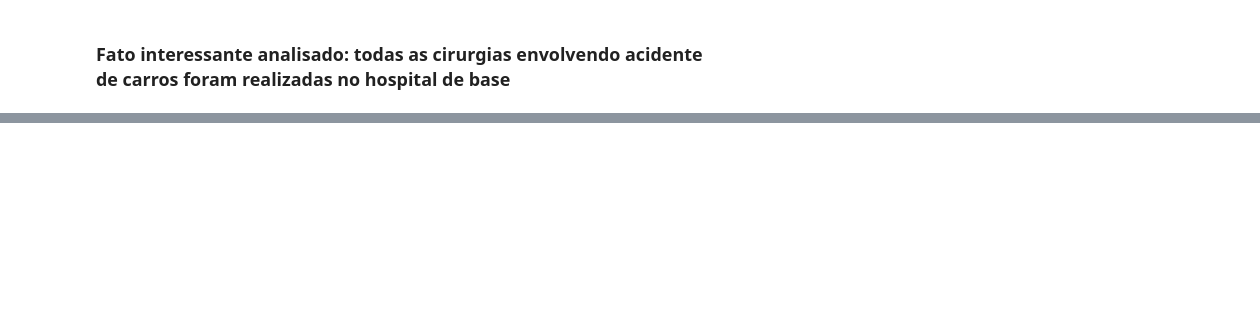
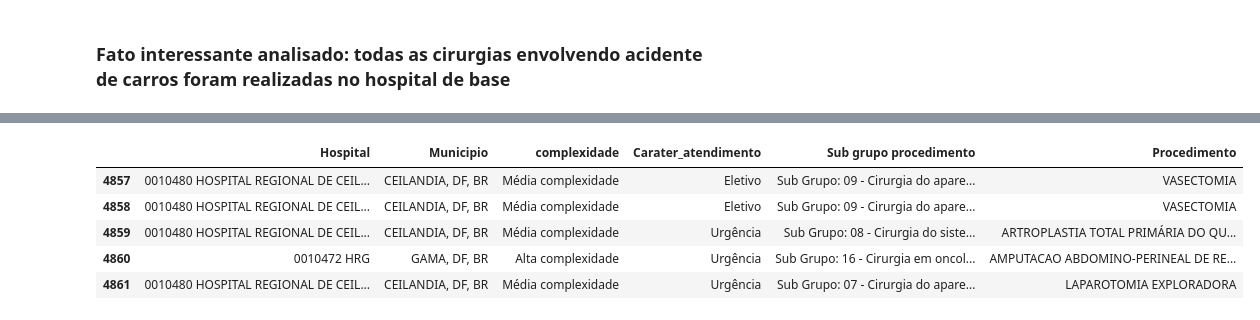
Before and after one commit to Jandersolutions/DataScience, a Jupyter notebook: csv_cirurgias.ipynb, the cells around one changed output, grey strips where cells are left out. Cells and saved outputs as stored; diff of their text form; code cells hidden in the pictures; blank space fills up the shorter version.

```diff
--- a/csv_cirurgias.ipynb
+++ b/csv_cirurgias.ipynb
@@ -313,0 +332,9 @@ Name: Procedimento, Length: 242, dtype: int64
+# %%
+df.tail(5) # mostra os conco ultimos elementos do dataframe
+# %% [output]
+|  | Hospital | Municipio | complexidade | Carater_atendimento | Sub grupo procedimento | Procedimento |
+| 4857 | 0010480 HOSPITAL REGIONAL DE CEIL... | CEILANDIA, DF, BR | Média complexidade | Eletivo | Sub Grupo: 09 - Cirurgia do apare... | VASECTOMIA |
+| 4858 | 0010480 HOSPITAL REGIONAL DE CEIL... | CEILANDIA, DF, BR | Média complexidade | Eletivo | Sub Grupo: 09 - Cirurgia do apare... | VASECTOMIA |
+| 4859 | 0010480 HOSPITAL REGIONAL DE CEIL... | CEILANDIA, DF, BR | Média complexidade | Urgência | Sub Grupo: 08 - Cirurgia do siste... | ARTROPLASTIA TOTAL PRIMÁRIA DO QU... |
+| 4860 | 0010472 HRG | GAMA, DF, BR | Alta complexidade | Urgência | Sub Grupo: 16 - Cirurgia em oncol... | AMPUTACAO ABDOMINO-PERINEAL DE RE... |
+| 4861 | 0010480 HOSPITAL REGIONAL DE CEIL... | CEILANDIA, DF, BR | Média complexidade | Urgência | Sub Grupo: 07 - Cirurgia do apare... | LAPAROTOMIA EXPLORADORA |
```
Also changed, not shown: parts of 19 cells of this notebook.
